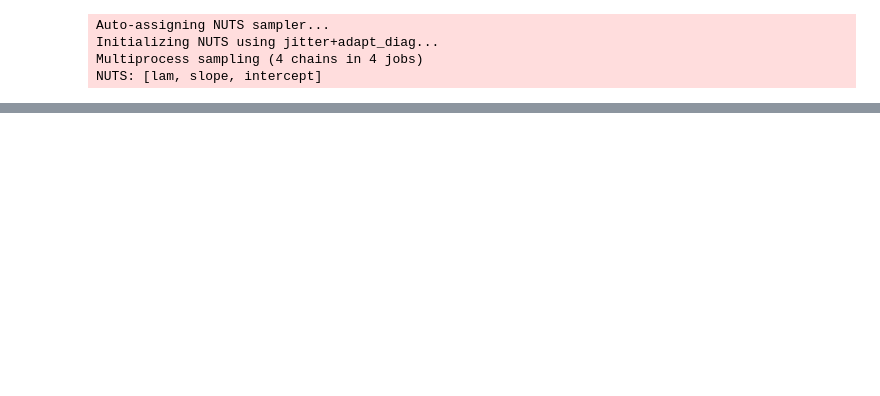
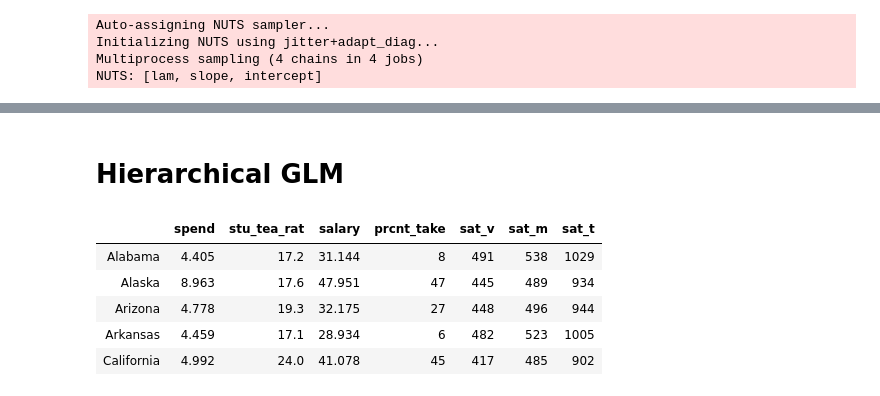
Before and after one commit to smrutijz/exploration, a Jupyter notebook: bayesian/regression.ipynb, the cells around one changed output, grey strips where cells are left out. Cells and saved outputs as stored; diff of their text form; code cells hidden in the pictures; blank space fills up the shorter version.

```diff
--- a/bayesian/regression.ipynb
+++ b/bayesian/regression.ipynb
@@ -214 +216,14 @@ pm.backends.tracetab.trace_to_dataframe(trace)
 8000 rows × 3 columns
+# %% [markdown]
+# Hierarchical GLM
+# %%
+path=r"C:\Users\smrut\git_repo\pymc3\pymc3\examples\data\Guber1999data.txt"
+sat_data = pd.read_csv(path)
+sat_data.head()
+# %% [output]
+|  | spend | stu_tea_rat | salary | prcnt_take | sat_v | sat_m | sat_t |
+| Alabama | 4.405 | 17.2 | 31.144 | 8 | 491 | 538 | 1029 |
+| Alaska | 8.963 | 17.6 | 47.951 | 47 | 445 | 489 | 934 |
+| Arizona | 4.778 | 19.3 | 32.175 | 27 | 448 | 496 | 944 |
+| Arkansas | 4.459 | 17.1 | 28.934 | 6 | 482 | 523 | 1005 |
+| California | 4.992 | 24.0 | 41.078 | 45 | 417 | 485 | 902 |
```
Also changed, not shown: parts of 23 cells of this notebook, 5 other files.
